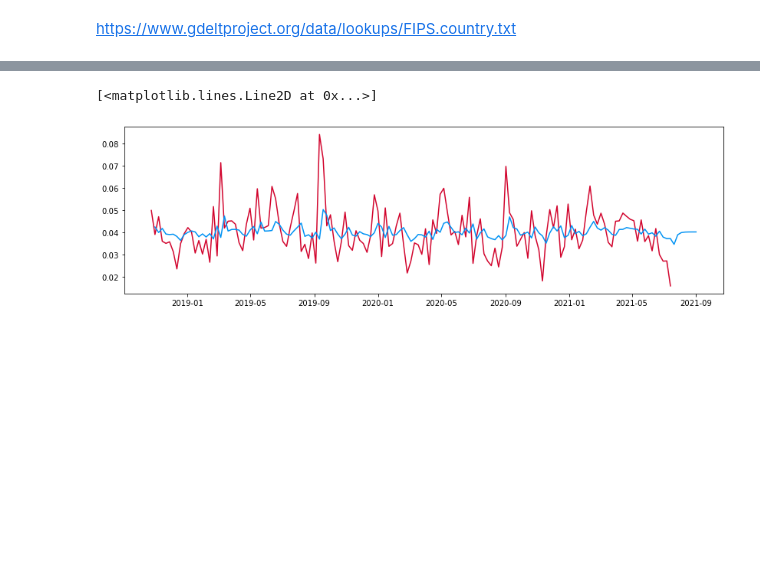
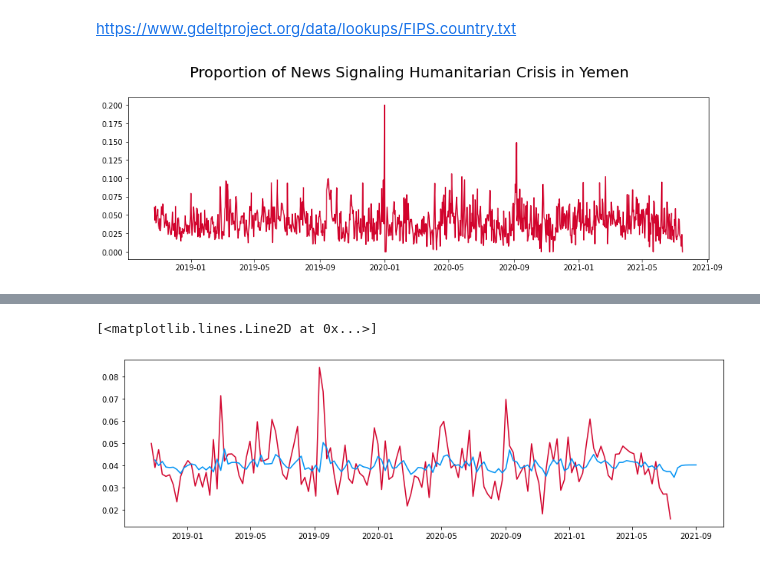
Before and after one commit to MekdiYilma/HumanitarianCrisisPrediction, a Jupyter notebook: notebooks/final_model.ipynb, the cells around one changed output, grey strips where cells are left out. Saved outputs shown, nothing was run; the diff lists cells and outputs as text; code cells hidden in the pictures; blank space fills up the shorter version.

```diff
--- a/notebooks/final_model.ipynb
+++ b/notebooks/final_model.ipynb
@@ -197,0 +210,5 @@ class HumanitarianCrisisModel:
+# %%
+new_model  = HumanitarianCrisisModel(country_code='YM', frequency='d', event_count=500000)
+new_model.plot_original_data()
+# %% [output]
+[figure, added]
```
Also changed, not shown: parts of 9 cells of this notebook.
